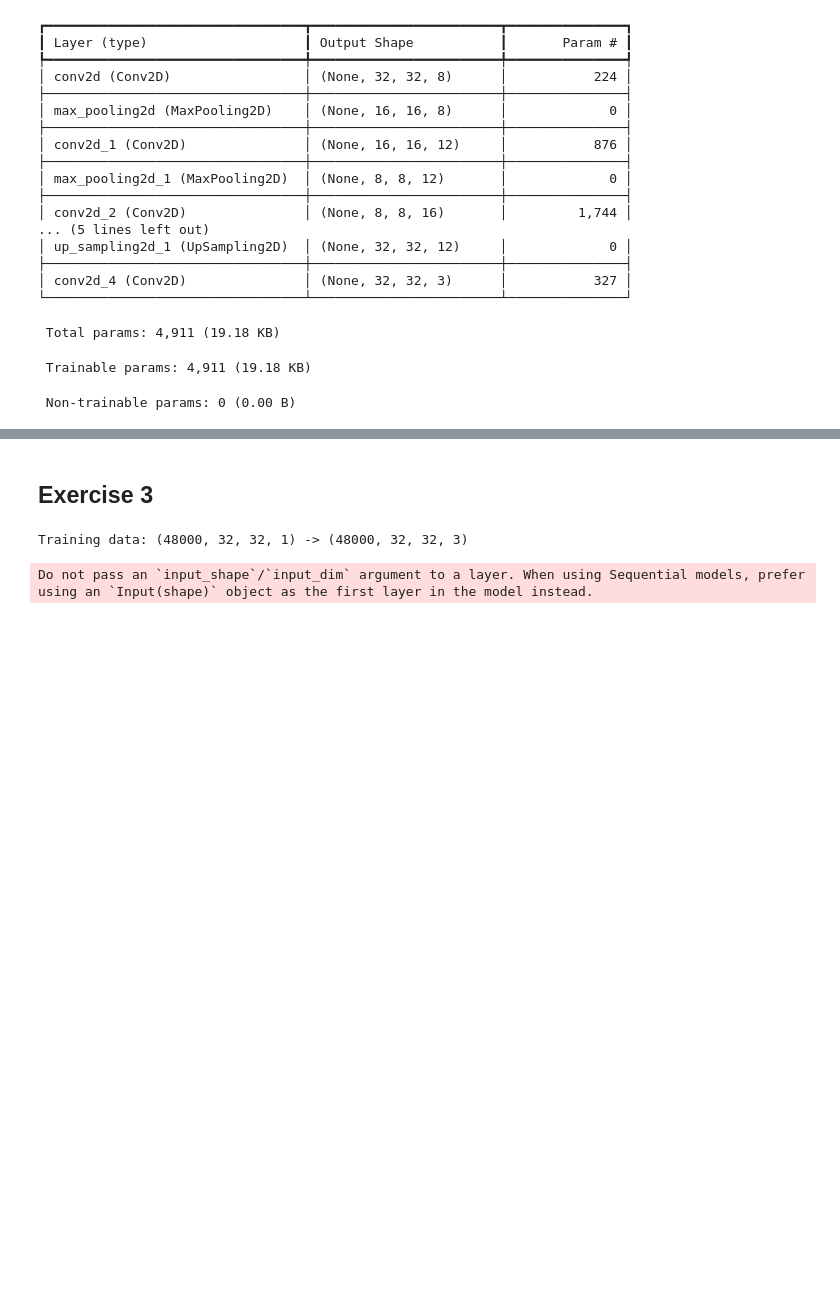
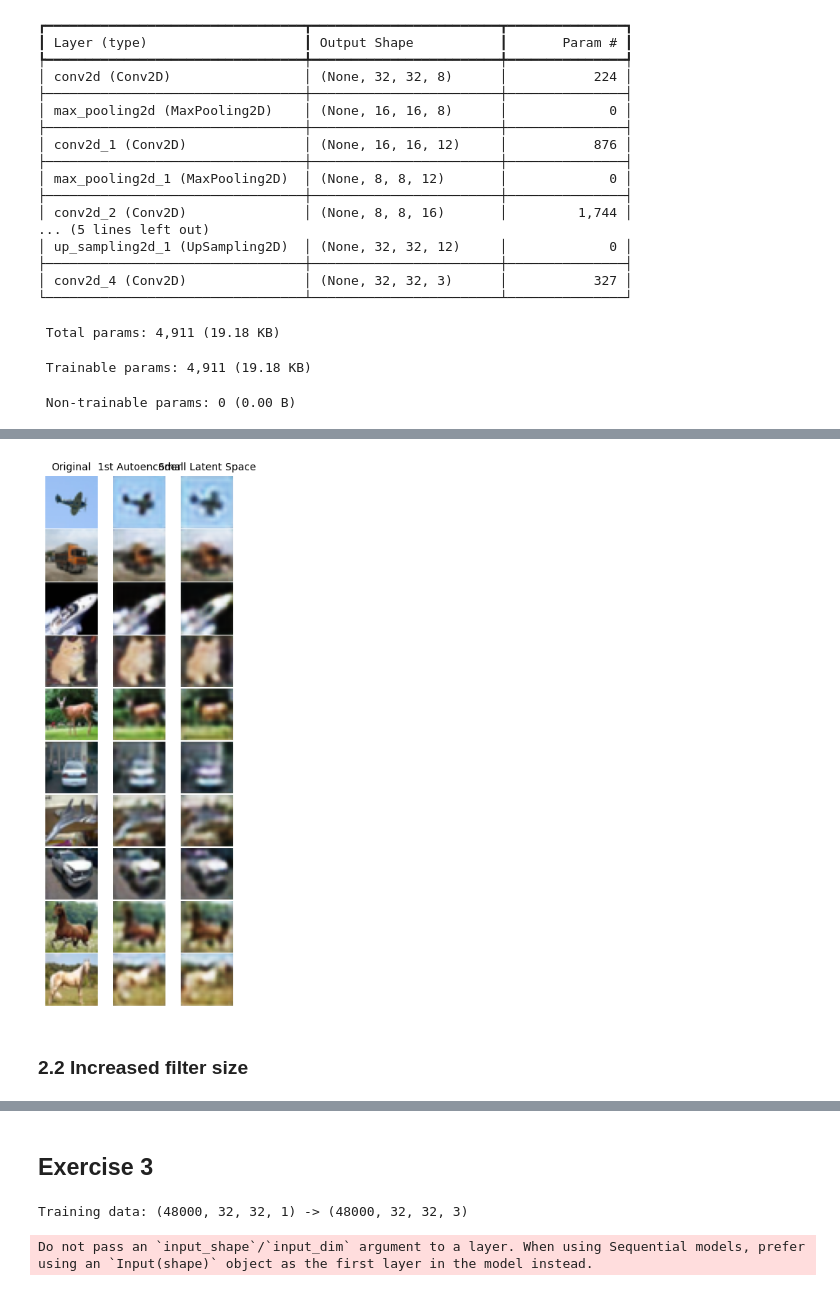
Before and after one commit to yadderace/ai-labs, a Jupyter notebook: advanced_ml/assignments/assignment2/autoencoders.ipynb, the cells around one changed output, grey strips where cells are left out. Drawn from its saved outputs; the diff is of its cells as text; code cells hidden in the pictures; blank space fills up the shorter version.

```diff
--- a/advanced_ml/assignments/assignment2/autoencoders.ipynb
+++ b/advanced_ml/assignments/assignment2/autoencoders.ipynb
@@ -55,3 +60,27 @@ def build_autoencoder(input_shape=(32, 32, 3)):
     autoencoder.summary()
 
     return autoencoder
+# %%
+def build_autoencoder_small_latent_space(input_shape=(32, 32, 3)):
+    # Build the autoencoder model
+    autoencoder = tf.keras.models.Sequential([
+        # Encoder
+        tf.keras.layers.Conv2D(8, (3, 3), activation='relu', padding='same', input_shape=input_shape),
+        tf.keras.layers.MaxPooling2D((2, 2), padding='same'),
+        tf.keras.layers.Conv2D(12, (3, 3), activation='relu', padding='same'),
+        tf.keras.layers.MaxPooling2D((2, 2), padding='same'),
+
+        # Latent Space now has 4 channels
+        tf.keras.layers.Conv2D(4, (3, 3), activation='relu', padding='same'),
+
+        # Decoder
+        tf.keras.layers.UpSampling2D((2, 2)),
+        tf.keras.layers.Conv2D(12, (3, 3), activation='relu', padding='same'),
+        tf.keras.layers.UpSampling2D((2, 2)),
+        tf.keras.layers.Conv2D(3, (3, 3), activation='sigmoid', padding='same')
+    ])
+
+    autoencoder.compile(optimizer='adam', loss='mse')
+    autoencoder.summary()
+
+    return autoencoder
@@ -150,0 +349,3 @@ plot_training_history(train_history)
+# %%
+# Build the autoencoder with small latent space
+autoencoder_small_ls = build_autoencoder_small_latent_space()
@@ -150,0 +404,6 @@ plot_training_history(train_history)
+# %%
+# Show the results
+print("\nShowing original vs. reconstructed images:")
+compare_autoencoders([autoencoder, autoencoder_small_ls],
+['1st Autoencoder', 'Small Latent Space'], images = x_test, n = 10)
+# %% [output]
@@ -150,0 +413,3 @@ plot_training_history(train_history)
+[figure, added]
+# %% [markdown]
+### 2.2 Increased filter size
```
Also changed, not shown: parts of 40 cells of this notebook.
